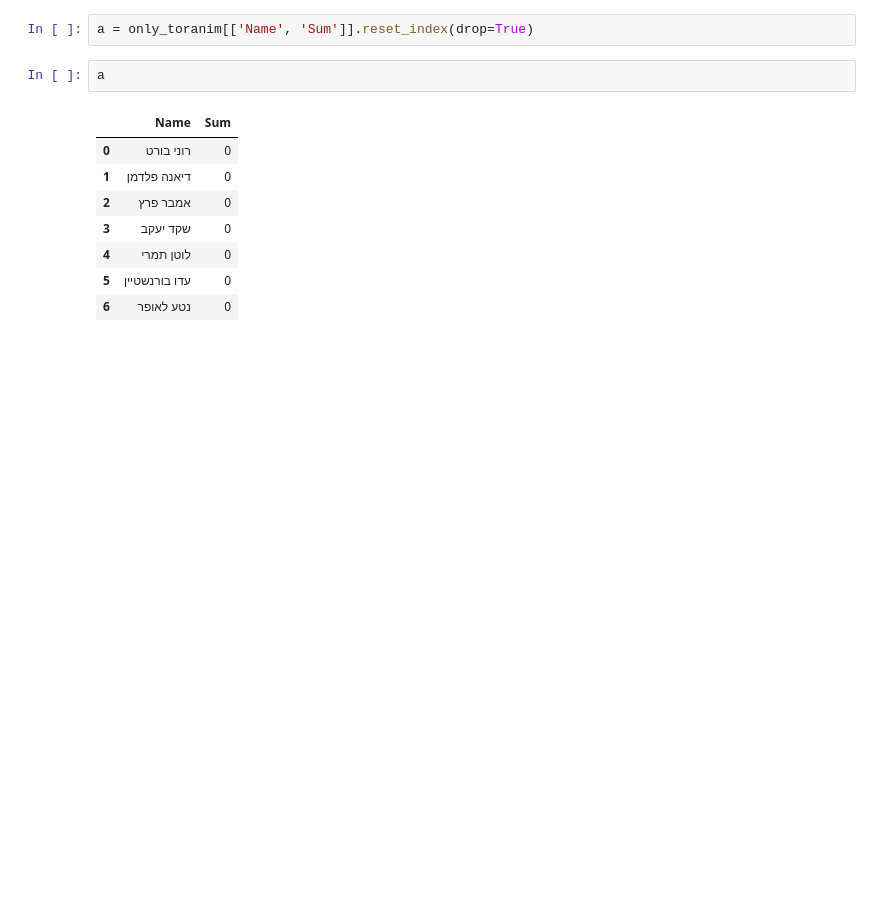
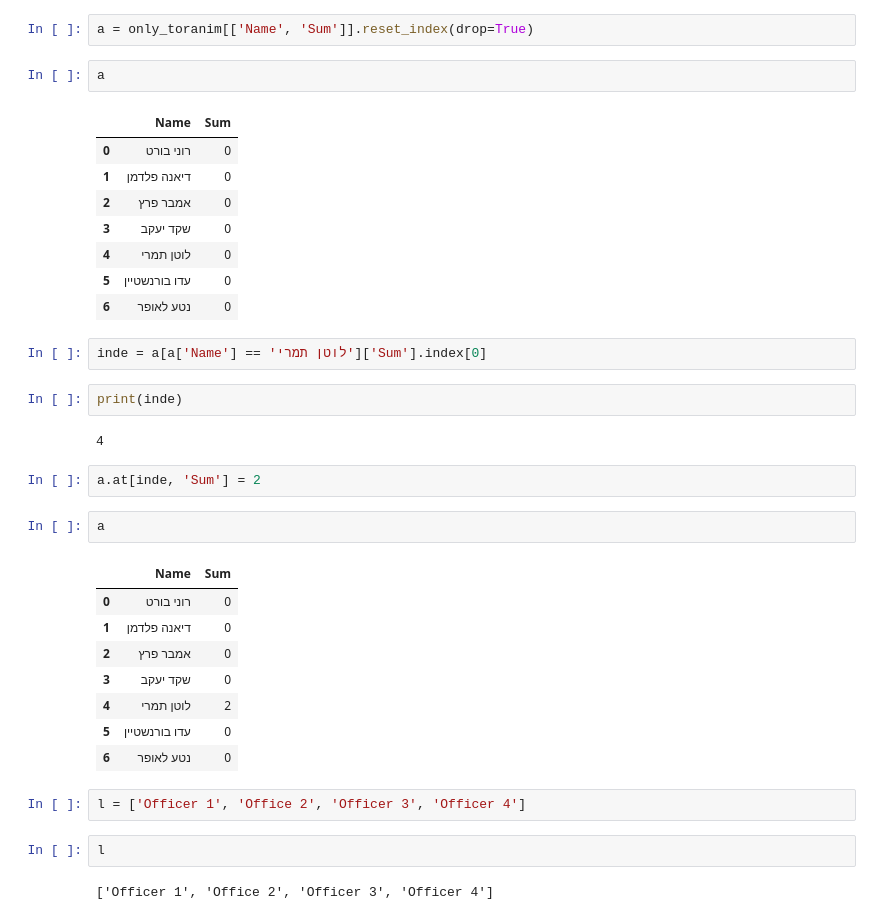
Before and after one commit to yoavsc0302/automatic-schedule-generator, a Jupyter notebook: Untitled.ipynb, the cells around one changed output. Drawn from its saved outputs; the diff is of its cells as text; blank space fills up the shorter version.

```diff
--- a/Untitled.ipynb
+++ b/Untitled.ipynb
@@ -381,3 +381,28 @@ a
 | 4 | לוטן תמרי | 0 |
 | 5 | עדו בורנשטיין | 0 |
 | 6 | נטע לאופר | 0 |
+# %%
+inde = a[a['Name'] == 'לוטן תמרי']['Sum'].index[0]
+# %%
+print(inde)
+# %% [output]
+4
+# %%
+a.at[inde, 'Sum'] = 2
+# %%
+a
+# %% [output]
+|  | Name | Sum |
+| 0 | רוני בורט | 0 |
+| 1 | דיאנה פלדמן | 0 |
+| 2 | אמבר פרץ | 0 |
+| 3 | שקד יעקב | 0 |
+| 4 | לוטן תמרי | 2 |
+| 5 | עדו בורנשטיין | 0 |
+| 6 | נטע לאופר | 0 |
+# %%
+l = ['Officer 1', 'Office 2', 'Officer 3', 'Officer 4']
+# %%
+l
+# %% [output]
+['Officer 1', 'Office 2', 'Officer 3', 'Officer 4']
```
Also changed, not shown: parts of 1 cell of this notebook, 8 other files.
